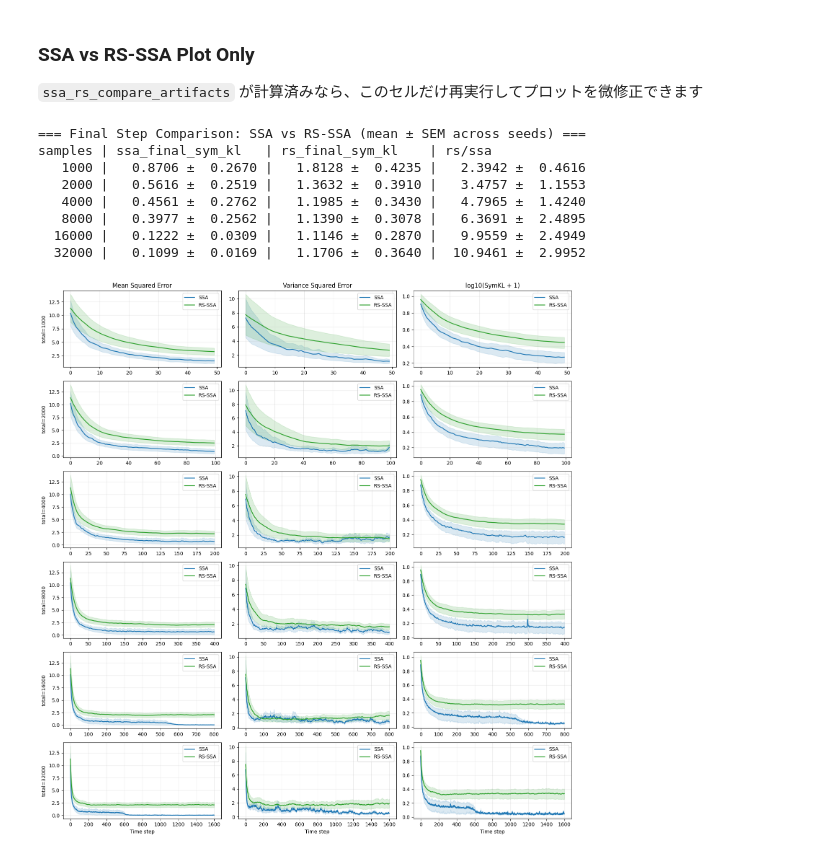
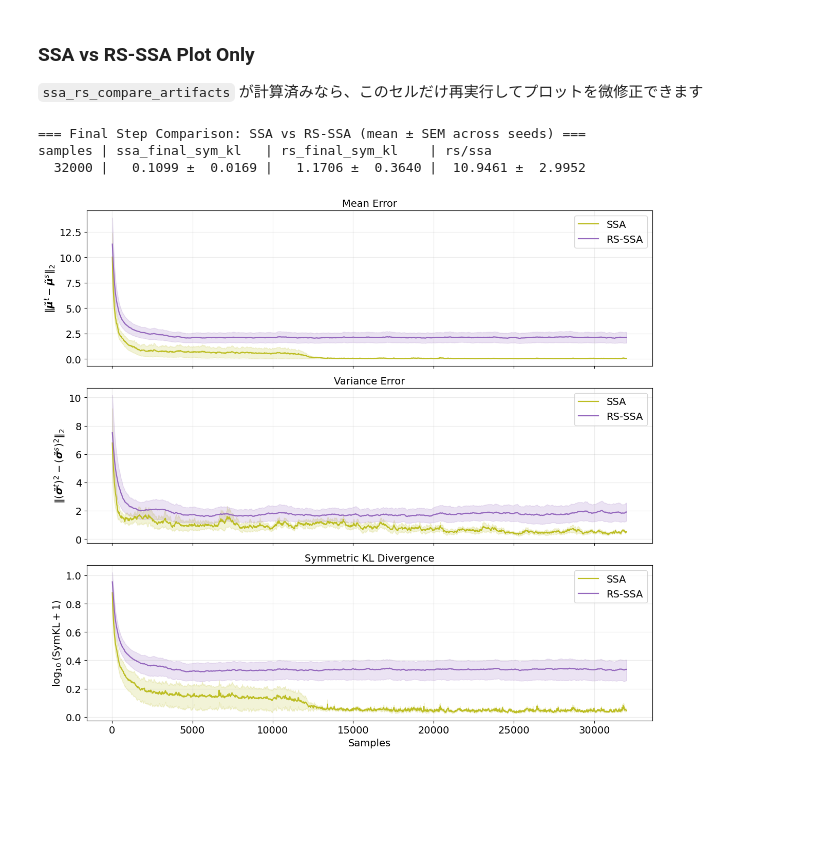
Before and after one commit to situmshr/tta-reg-noniid, a Jupyter notebook: sample.ipynb, the cells around one changed output. Drawn from its saved outputs; the diff is of its cells as text; code cells hidden in the pictures; blank space fills up the shorter version.

```diff
--- a/sample.ipynb
+++ b/sample.ipynb
@@ -1254,7 +1170,7 @@ samples | first_sym_kl      | final_mean_l2     | final_var_l2      | final_sym_
 - 指標: target global stats vs source stats の `mean_l2 / var_l2 / sym_kl`
 - 表示: サンプルサイズごとの最終値(平均±SEM)と、step方向の収束曲線
 # %%
-compare_sample_totals = [1000, 2000, 4000, 8000, 16000, 32000]
+compare_sample_totals = [32000]
 compare_seed_list = seed_list_shuffle
 
 # You can change these two to compare different RS settings.
@@ -1491,70 +1397,69 @@ for total_samples in compare_sample_totals:
     )
 
 
-# Convergence curves for each sample size: mean/var squared error and SymKL.
+TITLE_FONTSIZE = 14
+LABEL_FONTSIZE = 14
+LEGEND_FONTSIZE = 14
+LEGEND_NCOL = 1
+GRID_ALPHA = 0.25
+LINEWIDTH = 1.6
+FILL_ALPHA = 0.18
+
+# Convergence curves (3x1): each axis is one metric.
 metric_plot_specs = [
-    ("mean_l2", "Mean Squared Error", True),
-    ("var_l2", "Variance Squared Error", True),
-    ("sym_kl", "log10(SymKL + 1)", False),
+    ("mean_l2", "Mean Error", r"$\|\tilde{\boldsymbol{\mu}}^{t} - \tilde{\boldsymbol{\mu}}^{s}\|_{2}$", True),
+    ("var_l2", "Variance Error", r"$\|(\tilde{\boldsymbol{\sigma}}^{t})^{2} - (\tilde{\boldsymbol{\sigma}}^{s})^{2}\|_{2}$", True),
+    ("sym_kl", "Symmetric KL Divergence", r"$\log_{10}(\mathrm{SymKL} + 1)$", False),
 ]
 
-fig, axes = plt.subplots(
-    len(compare_sample_totals),
-    len(metric_plot_specs),
-    figsize=(15, 2.6 * len(compare_sample_totals)),
-    sharex=False,
-)
-if len(compare_sample_totals) == 1:
-    axes = np.expand_dims(axes, axis=0)
+fig, axes = plt.subplots(3, 1, figsize=(12, 11), sharex=True)
+if not isinstance(axes, np.ndarray):
+    axes = np.array([axes])
 
-for row, total_samples in enumerate(compare_sample_totals):
-    case = ssa_rs_compare[total_samples]
+linestyle_cycle = ["-", "--", "-.", ":"]
 
-    for col, (metric_key, ylabel, square_before_agg) in enumerate(metric_plot_specs):
-        ax = axes[row, col]
+for ax, (metric_key, title, ylabel, square_before_agg) in zip(axes, metric_plot_specs):
+    for total_idx, total_samples in enumerate(compare_sample_totals):
+        case = ssa_rs_compare[total_samples]
+        linestyle = linestyle_cycle[total_idx % len(linestyle_cycle)]
 
         for method, label, color in [
-            ("ssa_target_global", "SSA", "tab:blue"),
-            ("rs_target_global", "RS-SSA", "tab:green"),
+            ("ssa_target_global", "SSA", "tab:olive"),
+            ("rs_target_global", "RS-SSA", "tab:purple"),
         ]:
             arr = case["agg"][method][metric_key]["all"]
             if square_before_agg:
                 arr = arr ** 2
 
             m = arr.mean(axis=0)
             s = sem_from_samples(arr)
             steps = np.arange(m.shape[0])
+            sample_counts = (steps + 1) * cfg["batch_size_stream"]
 
             if metric_key == "sym_kl":
                 y = np.log10(m + 1.0)
                 y_low = np.log10(np.clip(m - s, a_min=0.0, a_max=None) + 1.0)
                 y_high = np.log10(m + s + 1.0)
             else:
                 y = m
                 y_low = np.clip(m - s, a_min=0.0, a_max=None)
                 y_high = m + s
 
-            ax.plot(steps, y, label=label, color=color, linewidth=1.6)
-            ax.fill_between(steps, y_low, y_high, color=color, alpha=0.16)
+            curve_label = label if total_idx == 0 else None
+            ax.plot(sample_counts, y, label=curve_label, color=color, linewidth=LINEWIDTH, linestyle=linestyle)
+            ax.fill_between(sample_counts, y_low, y_high, color=color, alpha=FILL_ALPHA)
 
-        if row == 0:
-            ax.set_title(ylabel)
-        if col == 0:
-            ax.set_ylabel("value")
-        ax.set_xlabel(f"samples={total_samples}")
-        ax.grid(alpha=0.25)
-        ax.legend(loc="upper right")
+    ax.set_title(title, fontsize=TITLE_FONTSIZE)
+    ax.set_ylabel(ylabel, fontsize=LABEL_FONTSIZE)
+    ax.grid(alpha=GRID_ALPHA)
+    ax.legend(loc="upper right", fontsize=LEGEND_FONTSIZE, ncol=LEGEND_NCOL)
+    ax.tick_params(axis="both", labelsize=LABEL_FONTSIZE)
 
-fig.supylabel("Metric value")
+axes[-1].set_xlabel("Samples", fontsize=LABEL_FONTSIZE)
 plt.tight_layout()
 plt.show()
 # %% [output]
 === Final Step Comparison: SSA vs RS-SSA (mean ± SEM across seeds) ===
 samples | ssa_final_sym_kl   | rs_final_sym_kl    | rs/ssa
-   1000 |   0.8706 ±  0.2670 |   1.8128 ±  0.4235 |   2.3942 ±  0.4616
-   2000 |   0.5616 ±  0.2519 |   1.3632 ±  0.3910 |   3.4757 ±  1.1553
-   4000 |   0.4561 ±  0.2762 |   1.1985 ±  0.3430 |   4.7965 ±  1.4240
-   8000 |   0.3977 ±  0.2562 |   1.1390 ±  0.3078 |   6.3691 ±  2.4895
-  16000 |   0.1222 ±  0.0309 |   1.1146 ±  0.2870 |   9.9559 ±  2.4949
   32000 |   0.1099 ±  0.0169 |   1.1706 ±  0.3640 |  10.9461 ±  2.9952
-[figure, old version]
+[figure, new version]
```
Also changed, not shown: parts of 2 cells of this notebook, 2 other files.
